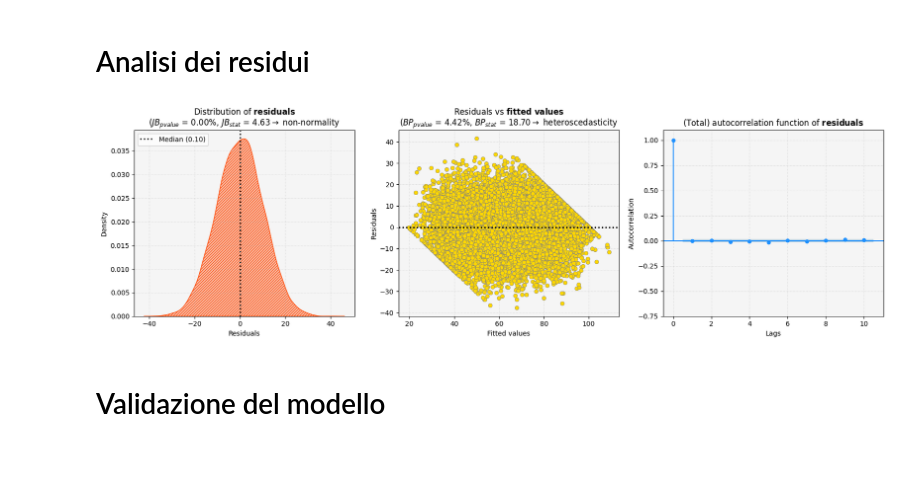
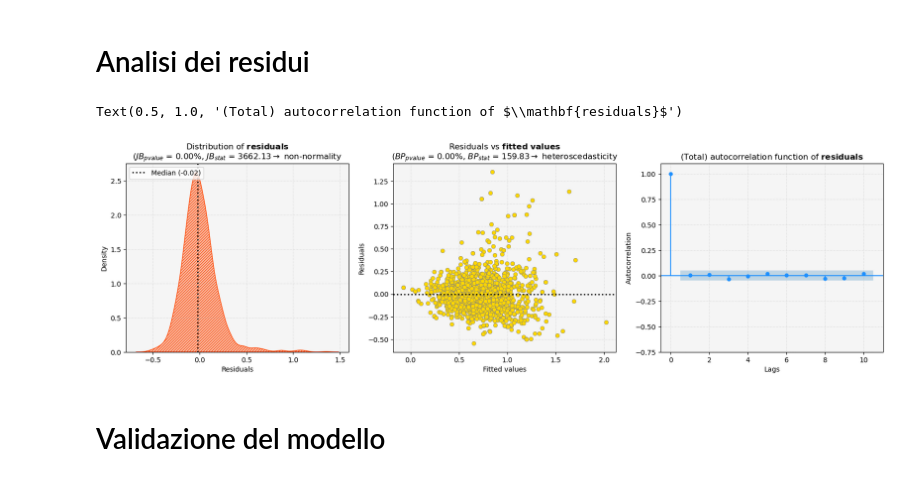
Before and after one commit to Spampa/progetto-valorant, a Jupyter notebook: 3. Caso di studio.ipynb, the cells around one changed output. Saved outputs shown, nothing was run; the diff lists cells and outputs as text; code cells hidden in the pictures.

Commit message:
🌶️ Modelli

```diff
--- a/3. Caso di studio.ipynb
+++ b/3. Caso di studio.ipynb
@@ -277,7 +300,9 @@ Capire se una variabile influisce sul risultato finale (in questo caso lo score)
 # %%
+numeric_KD_columns = ["Avg Damage Per Round", "Headshot", "First.Kills", "First.Deaths", "Defused", "Defused Failed", "Detonation Denied"]
+
 # layout
-ncols = 5
-nrows = 4
+ncols = 4
+nrows = 2
 fig, axes = plt.subplots(
     nrows = nrows,
     ncols = ncols,
@@ -289,7 +314,7 @@ fig.subplots_adjust(
 )
 axes = axes.flatten()
 
-for i, variable_i in enumerate(numeric_columns):
+for i, variable_i in enumerate(numeric_KD_columns):
     sns.regplot(
         data = data.unique(
             subset = [variable_i, "KD"]
@@ -310,7 +335,7 @@ for i, variable_i in enumerate(numeric_columns):
     )
     axes[i].set(
         xlabel = variable_i.capitalize().replace("_", " "),
-        ylim = (0, 7),
+        ylim = (-3, 10),
         ylabel = "KD",
         facecolor = "whitesmoke"
     )
@@ -650,4 +495,7 @@ print(
 # %%
+# Costruisco la stringa delle variabili numeriche per la formula
+numeric_vars = " + ".join([f"Q('{col}')" if " " in col or "." in col else col for col in numeric_KD_columns])
+
 # suddivisione del dataset in train e test set
 train_data, test_data = train_test_split(
     data,
@@ -656,10 +504,10 @@ train_data, test_data = train_test_split(
 )
 
 # stima
-mhat = ols(
-    formula = "exam_score ~ age + study_hours + class_attendance + sleep_hours + C(sleep_quality) + C(study_method)",
+mhat_kd = ols(
+    formula = f"np.log(KD + 1) ~ {numeric_vars} + C(Role) + C(Q('Enemy Team')) + C(Q('Player Team')) + C(Q('Match.Type'))", # Applico il logaritmo del KD modello con soli valori positivi, il + 1 è per non vavere log di 0
     data = train_data.to_pandas()
 ).fit()
-mhat.summary()
+mhat_kd.summary()
 # %% [output]
 OLS Regression Results
@@ -749,13 +609,13 @@ fig, axes = plt.subplots(
 
 # distribuzione dei residui
 sns.kdeplot(
-    x = mhat.resid,
+    x = mhat_kd.resid,
     color = "orangered",
     fill = True,
     hatch = "//////",
     ax = axes[0]
 )
-median_i = pl.Series(mhat.resid).median()
+median_i = pl.Series(mhat_kd.resid).median()
 axes[0].axvline(
     median_i,
     color = "black",
@@ -777,19 +637,18 @@ axes[0].legend(
 )
 
 # test di normalità di Jarque-Bera per i residui
-jb_stat, jb_pvalue = stats.jarque_bera(mhat.resid)
-normality_text = 'normality' if p_value > 0.05 else 'non-normality'
+jb_stat, jb_pvalue = stats.jarque_bera(mhat_kd.resid)
 axes[0].set_title(
     f"Distribution of $\\mathbf{{residuals}}$" +
-    f"\n($JB_{{pvalue}}$ = {p_value*100:.2f}%, $JB_{{stat}}$ = {jb_stat:.2f}"
-    + f"$\\rightarrow$ {normality_text}",
+    f"\n($JB_{{pvalue}}$ = {jb_pvalue*100:.2f}%, $JB_{{stat}}$ = {jb_stat:.2f}"
+    + f"$\\rightarrow$ {'normality' if jb_pvalue > 0.05 else 'non-normality'}",
     fontsize = 12
 )
 
 # residui vs valori predetti
 sns.scatterplot(
-    x = mhat.fittedvalues,
-    y = mhat.resid,
+    x = mhat_kd.fittedvalues,
+    y = mhat_kd.resid,
     color = "gold",
     edgecolor = "grey",
     ax = axes[1]
@@ -812,44 +671,44 @@ axes[1].grid(
 
 # test di Breusch-Pagan per l'omocedasticità dei residui
 bp_stat, bp_pvalue, _, _ = het_breuschpagan(
-    resid = mhat.resid,
-    exog_het = mhat.model.exog
+    resid = mhat_kd.resid,
+    exog_het = mhat_kd.model.exog
 )
-heteroscedasticity_text = 'homoscedasticity' if bp_pvalue > 0.05 else 'heteroscedasticity'
 axes[1].set_title(
-    f"Residuals vs $\\mathbf{{fitted \ values}}$"
+    f"Residuals vs $\\mathbf{{fitted \\ values}}$"
     f"\n($BP_{{pvalue}}$ = {bp_pvalue*100:.2f}%, $BP_{{stat}}$ = {bp_stat:.2f}"
-    + f"$\\rightarrow$ {heteroscedasticity_text}",
+    + f"$\\rightarrow$ {'homoscedasticity' if bp_pvalue > 0.05 else 'heteroscedasticity'}",
     fontsize = 12
 )
 
 # funzione di autocorrelazione (totale)
 plot_acf(
-    x = mhat.resid,
+    x = mhat_kd.resid,
     lags = 10,
     bartlett_confint = True,
     color = "dodgerblue",
     vlines_kwargs = {
         "colors": "dodgerblue",
     },
     ax = axes[2]
 )
 axes[2].set(
     xlabel = "Lags",
     ylabel = "Autocorrelation",
     ylim = (-.75, 1.1),
     facecolor = "whitesmoke"
 )
 axes[2].grid(
     ls = ":",
     alpha = .5
 )
 axes[2].set_title(
     f"(Total) autocorrelation function of $\\mathbf{{residuals}}$",
-
-    fontsize = 12);
+    fontsize = 12
+)
 # %% [output]
+Text(0.5, 1.0, '(Total) autocorrelation function of $\\mathbf{residuals}$')
-[figure, old version]
+[figure, new version]
 # %% [markdown]
 # Validazione del modello
 # %%
```
Also changed, not shown: parts of 27 cells of this notebook, 2 other files.
